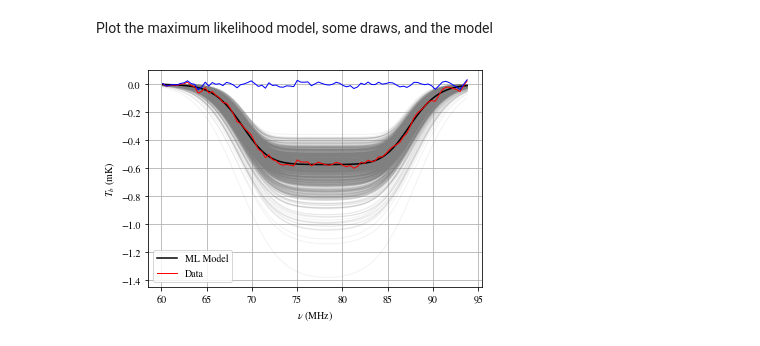
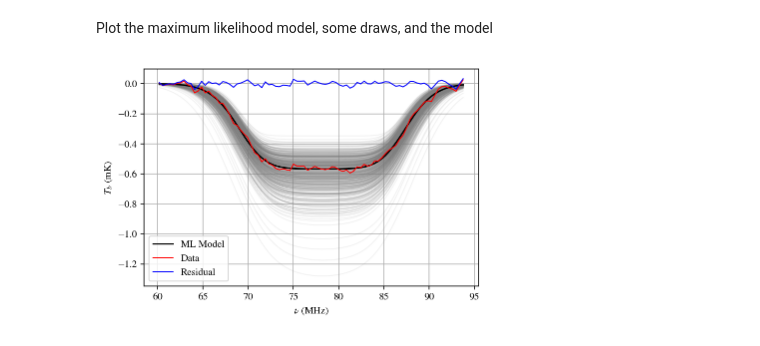
Before and after one commit to ds-grp/edges, a Jupyter notebook: notebooks/example_mcmc_pt.ipynb, the cells around one changed output. Drawn from its saved outputs; the diff is of its cells as text; code cells hidden in the pictures.

```diff
--- a/notebooks/example_mcmc_pt.ipynb
+++ b/notebooks/example_mcmc_pt.ipynb
@@ -4,13 +4,18 @@ Now try parallel Tempering.
 %matplotlib inline
 %load_ext autoreload
 %autoreload 2
+%config InlineBackend.figure_format = 'retina'
+
+import os
+import sys
+
+import numpy as np
 import matplotlib.pyplot as plt
-import numpy as np
-import os,sys
+import matplotlib as mpl
+mpl.rcParams['mathtext.fontset'] = 'stix'
+mpl.rcParams['font.family'] = 'STIXGeneral'
+
 import corner
+
 sys.path.append(os.path.abspath('../edges/'))
 import global_sampler as GS
-import matplotlib
-matplotlib.rcParams['mathtext.fontset'] = 'stix'
-matplotlib.rcParams['font.family'] = 'STIXGeneral'
-matplotlib.pyplot.title(r'ABC123 vs $\mathrm{ABC123}^{123}$')
@@ -23,0 +26,3 @@ sampler=GS.Sampler('../config/example_pt.yaml')
+# %%
+outdir = sampler.config['PROJECT_NAME']
+outdir
@@ -67,23 +73,41 @@ labels=('$\\nu_0$ (MHz)','$\\tau$','$A$ (mK)','$W$ (MHz)','$a_0$','$a_1$','$a_2$
 # %% [markdown]
 Plot the maximum likelihood model, some draws, and the model
 # %%
-import imp
-imp.reload(GS)
-ndraws=1000
+ndraws = 500
+
 for drawnum in range(ndraws):
-    draw=np.random.randint(0,sampler.config['NSTEPS']*sampler.config['NWALKERS'])
-    params={'NU0':samples[draw,0],'TAU':samples[draw,1],'A':samples[draw,2],'W':samples[draw,3]}
-    plt.plot(sampler.freqs,GS.delta_Tb_analytic(sampler.freqs,**params),color='grey',lw=1,alpha=.1)
-l1=plt.plot(sampler.freqs,GS.TbSky(sampler.ml_params,sampler.freqs,sampler.params_all,[])\
-        -GS.Tbfg(sampler.freqs,sampler.params_all),color='k')[0]
-l2=plt.plot(sampler.freqs,sampler.tb_meas-GS.Tbfg(sampler.freqs,sampler.params_all),color='r',lw=1)[0]
-#l3=plt.plot(sampler.freqs,sampler.tb_meas-GSBH_MCMC.TbSky(ml_samples,sampler.freqs,
-#sampler.params_all,[],sampler.analytic),color='blue',lw=1)[0]
-l3=plt.plot(sampler.freqs,sampler.resid,color='blue',lw=1)[0]
-#plt.ylim(-.6,.1)
+    draw = np.random.randint(0,sampler.config['NSTEPS']*sampler.config['NWALKERS'])
+    params = {'NU0':samples[draw,0],'TAU':samples[draw,1],'A':samples[draw,2],'W':samples[draw,3]}
+
+    plt.plot(
+        sampler.freqs,
+        GS.delta_Tb_analytic(sampler.freqs,**params),
+        color='grey', lw=1, alpha=.1)
+
+plt.plot(
+    sampler.freqs,
+    GS.TbSky(sampler.ml_params,sampler.freqs,sampler.params_all,[])\
+        -GS.Tbfg(sampler.freqs,sampler.params_all),
+    color='k', label='ML Model')
+
+plt.plot(
+    sampler.freqs,
+    sampler.tb_meas-GS.Tbfg(sampler.freqs,sampler.params_all),
+    color='r', lw=1, label='Data')
+# l3=plt.plot(sampler.freqs,sampler.tb_meas-GSBH_MCMC.TbSky(ml_samples,sampler.freqs,
+# sampler.params_all,[],sampler.analytic),color='blue',lw=1)[0]
+plt.plot(
+    sampler.freqs,
+    sampler.resid,
+    color='blue', lw=1, label='Residual')
+
+# Labels & legends
 plt.xlabel('$\\nu$ (MHz)')
 plt.ylabel('$T_b$ (mK)')
-plt.legend((l1,l2),('ML Model','Data'))
+plt.legend()
 plt.grid()
+
+# Save
+plt.savefig(os.path.join(outdir, 'recovered_signal.pdf'), dpi=300)
 # %% [output]
-[figure, old version]
+[figure, new version]
```
Also changed, not shown: parts of 7 cells of this notebook, 1 other file.
